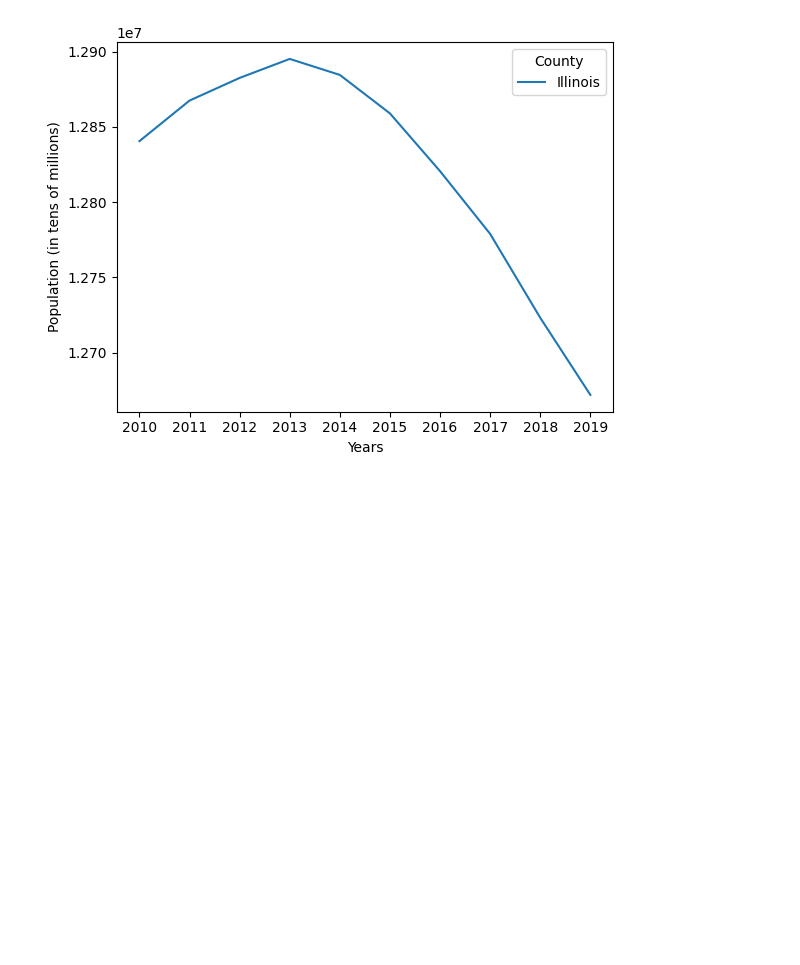
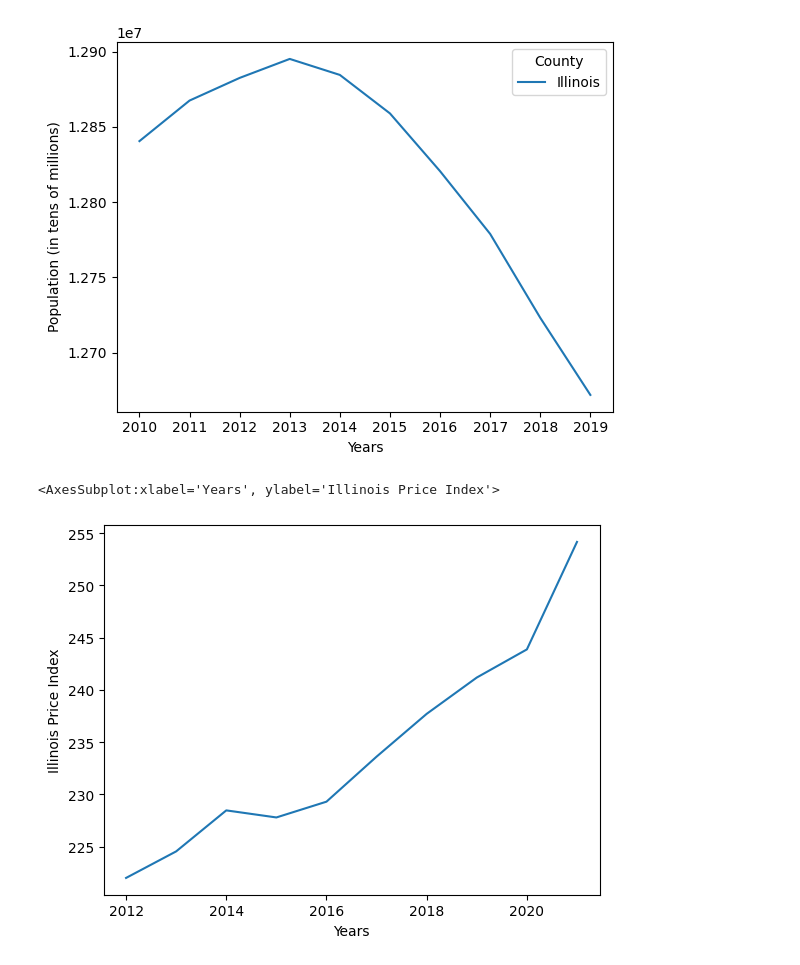
Before and after one commit to biancaatienza/418-project, a Jupyter notebook: Untitled.ipynb, the cells around one changed output. Saved outputs shown, nothing was run; the diff lists cells and outputs as text; code cells hidden in the pictures; blank space fills up the shorter version.

Commit message:
added price index dataset code

```diff
--- a/Untitled.ipynb
+++ b/Untitled.ipynb
@@ -17,3 +18,12 @@ sns.lineplot(x='Years', y='Population (in tens of millions)', hue='County', data
 # %% [output]
 <AxesSubplot:xlabel='Years', ylabel='Population (in tens of millions)'>
 [figure]
+# %%
+priceIndexData = pd.read_csv("illinoisConsumerPriceIndex.csv")
+priceIndexDataTable = priceIndexData.filter(items=['Year','Annual'])
+priceIndexDataTable = priceIndexDataTable.rename(columns={'Year': 'Years', 'Annual': 'Illinois Price Index'})
+priceIndexDataTable
+sns.lineplot(x='Years', y='Illinois Price Index', data=priceIndexDataTable)
+# %% [output]
+<AxesSubplot:xlabel='Years', ylabel='Illinois Price Index'>
+[figure, added]
```
Also changed, not shown: parts of 1 cell of this notebook.
